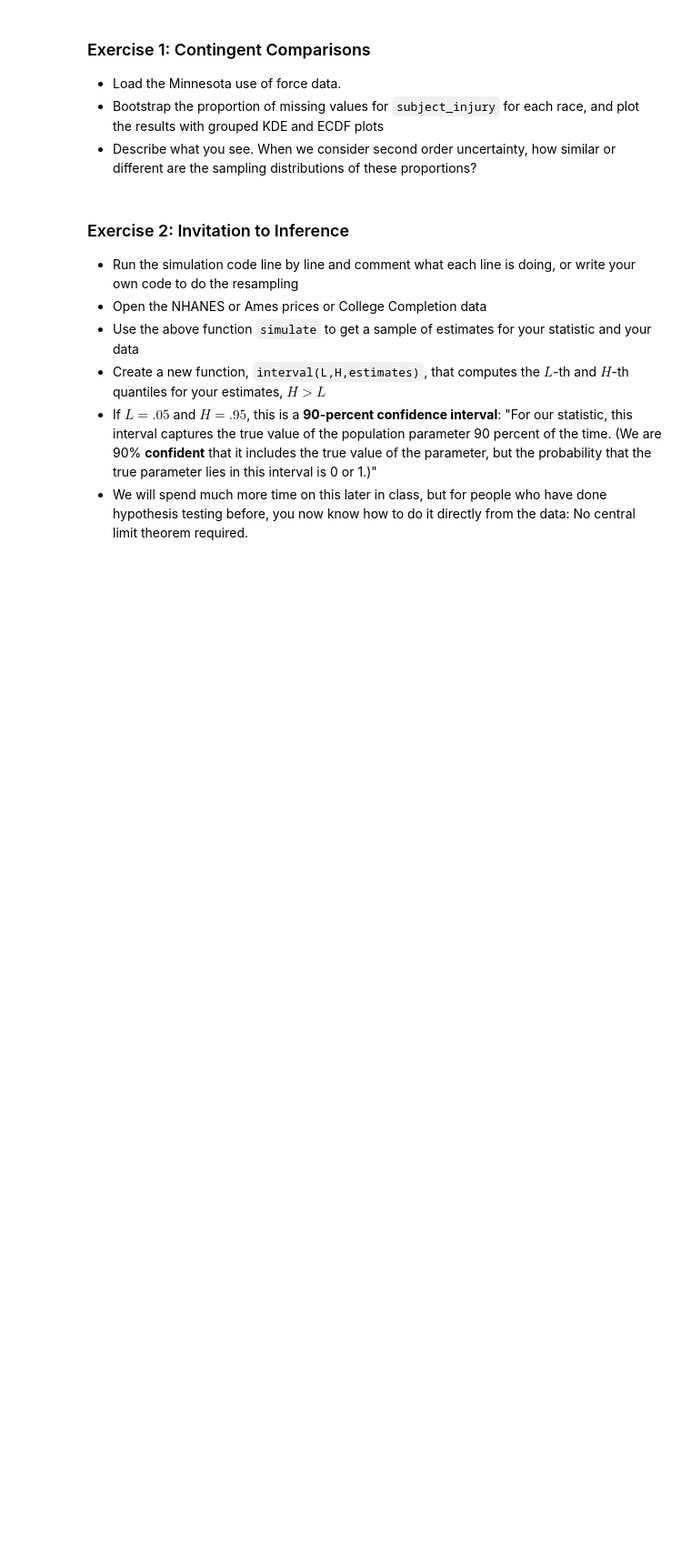
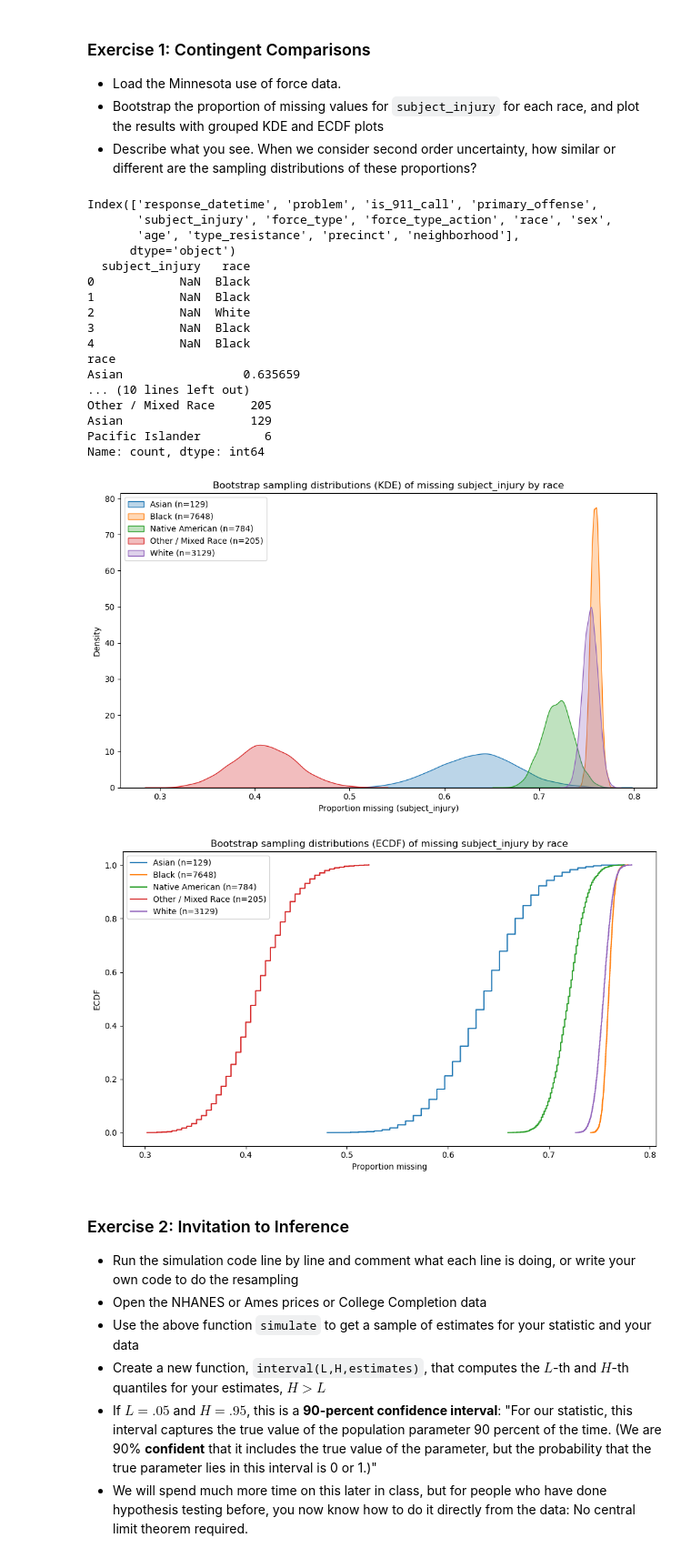
Before and after one commit to shawn01-kubo/github_branching, a Jupyter notebook: assignment_4.ipynb, the cells around one changed output. Shown at 91% size. Drawn from its saved outputs; the diff is of its cells as text; code cells hidden in the pictures; blank space fills up the shorter version.

```diff
--- a/assignment_4.ipynb
+++ b/assignment_4.ipynb
@@ -47,6 +47,76 @@ Data extracted
 - Describe what you see. When we consider second order uncertainty, how similar or different are the sampling distributions of these proportions?
 # %%
 df = pd.read_csv('./data/mn_police_use_of_force.csv')
+# %%
+print(df.columns)
+
+df.columns = [c.strip().lower() for c in df.columns]
+print(df[['subject_injury','race']].head())
+
+df['injury_missing'] = df['subject_injury'].isna()
+
+prop_by_race = df.groupby('race')['injury_missing'].mean().dropna()
+counts_by_race = df['race'].value_counts()
+print(prop_by_race)
+print(counts_by_race)
+
+def bootstrap_prop(series_bool, n_boot=5000, random_state=None):
+    rng = np.random.default_rng(random_state)
+    n = len(series_bool)
+    props = []
+    arr = series_bool.values.astype(int)
+    for _ in range(n_boot):
+        sample = rng.choice(arr, size=n, replace=True)
+        props.append(sample.mean())
+    return np.array(props)
+
+n_boot = 5000
+boot_by_race = {}
+for race, group in df.groupby('race'):
+    if len(group) < 10:
+        continue
+    boot_by_race[race] = bootstrap_prop(group['injury_missing'], n_boot=n_boot, random_state=42)
+
+plt.figure(figsize=(10,6))
+for race, arr in boot_by_race.items():
+    sns.kdeplot(arr, label=f"{race} (n={len(df[df['race']==race])})", bw_method='scott', fill=True, alpha=0.3)
+plt.xlabel('Proportion missing (subject_injury)')
+plt.title('Bootstrap sampling distributions (KDE) of missing subject_injury by race')
+plt.legend()
+plt.tight_layout()
+plt.show()
+
+plt.figure(figsize=(10,6))
+for race, arr in boot_by_race.items():
+    x = np.sort(arr)
+    y = np.arange(1, len(x)+1) / len(x)
+    plt.step(x, y, where='post', label=f"{race} (n={len(df[df['race']==race])})")
+plt.xlabel('Proportion missing')
+plt.ylabel('ECDF')
+plt.title('Bootstrap sampling distributions (ECDF) of missing subject_injury by race')
+plt.legend()
+plt.tight_layout()
+plt.show()
+# %% [output]
+Index(['response_datetime', 'problem', 'is_911_call', 'primary_offense',
+       'subject_injury', 'force_type', 'force_type_action', 'race', 'sex',
+       'age', 'type_resistance', 'precinct', 'neighborhood'],
+      dtype='object')
+  subject_injury   race
+0            NaN  Black
+1            NaN  Black
+2            NaN  White
+3            NaN  Black
+4            NaN  Black
+race
+Asian                 0.635659
+... (10 lines left out)
+Other / Mixed Race     205
+Asian                  129
+Pacific Islander         6
+Name: count, dtype: int64
+[figure, added]
+[figure, added]
 # %% [markdown]
 ### Exercise 2: Invitation to Inference
 - Run the simulation code line by line and comment what each line is doing, or write your own code to do the resampling
```
Also changed, not shown: parts of 1 cell of this notebook.
